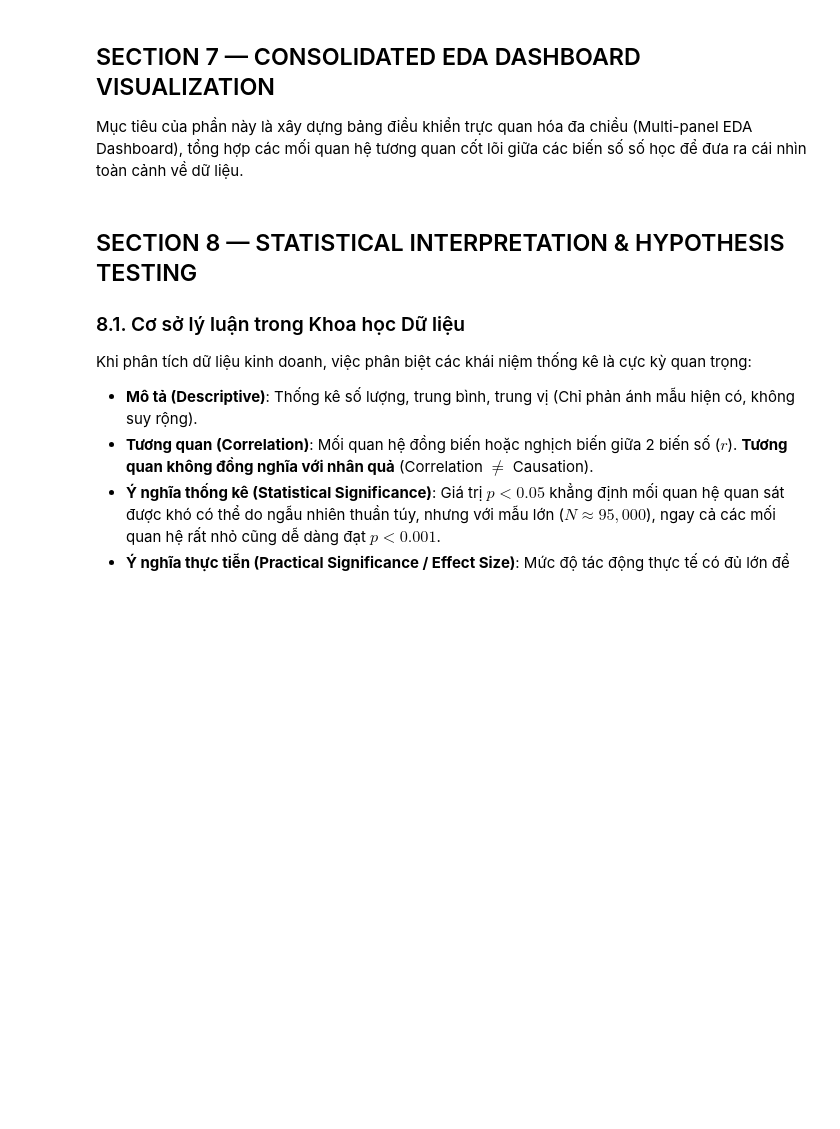
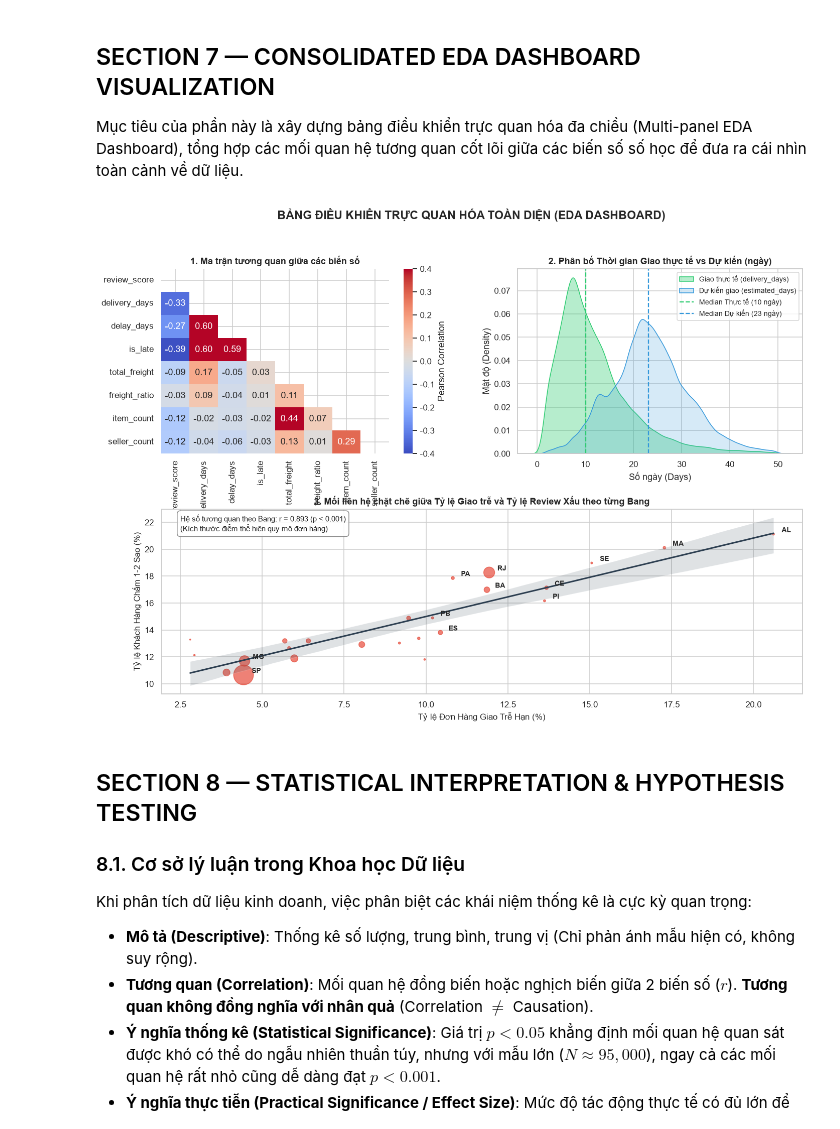
Before and after one commit to TrungTayNA/ADY291c-AI2107-Group2, a Jupyter notebook: Notebooks/03_sql.ipynb, the cells around one changed output. Saved outputs shown, nothing was run; the diff lists cells and outputs as text; code cells hidden in the pictures; blank space fills up the shorter version.

```diff
--- a/Notebooks/03_sql.ipynb
+++ b/Notebooks/03_sql.ipynb
@@ -1283,7 +1365,7 @@ ax1 = fig.add_subplot(gs[0, 0])
 corr_cols = ["review_score", "delivery_days", "delay_days", "is_late", "total_freight", "freight_ratio", "item_count", "seller_count"]
 df_corr = pd.read_sql_query(f"""
 SELECT {', '.join(corr_cols)}
-FROM v_review_order_features
+FROM fact_review_order
 WHERE delivery_days IS NOT NULL AND delay_days IS NOT NULL;
 """, conn)
 
@@ -1297,41 +1379,43 @@ ax1.set_title("1. Ma trận tương quan giữa các biến số", fontsize=12,
 ax2 = fig.add_subplot(gs[0, 1])
 time_df = pd.read_sql_query("""
 SELECT delivery_days, estimated_days
-FROM v_review_order_features
+FROM fact_review_order
 WHERE delivery_days BETWEEN 1 AND 50 AND estimated_days BETWEEN 1 AND 50;
 """, conn)
 sns.kdeplot(time_df["delivery_days"], label="Giao thực tế (delivery_days)", color="#2ECC71", fill=True, alpha=0.35, ax=ax2)
 sns.kdeplot(time_df["estimated_days"], label="Dự kiến giao (estimated_days)", color="#3498DB", fill=True, alpha=0.2, ax=ax2)
 ax2.axvline(time_df["delivery_days"].median(), color="#2ECC71", ls="--", label=f"Median Thực tế ({time_df['delivery_days'].median():.0f} ngày)")
 ax2.axvline(time_df["estimated_days"].median(), color="#3498DB", ls="--", label=f"Median Dự kiến ({time_df['estimated_days'].median():.0f} ngày)")
 ax2.set_title("2. Phân bố Thời gian Giao thực tế vs Dự kiến (ngày)", fontsize=12, fontweight='bold')
 ax2.set_xlabel("Số ngày (Days)")
 ax2.set_ylabel("Mật độ (Density)")
 ax2.legend(loc="upper right", fontsize=9)
 
 # 3. Subplot 3: Tỷ lệ Giao trễ vs Tỷ lệ Review xấu theo từng Bang
 ax3 = fig.add_subplot(gs[1, :])
-sns.regplot(data=df_q10, x="late_rate_pct", y="low_score_rate_pct", ax=ax3,
+sns.regplot(data=df_q10, x="late_rate_pct", y="low_review_rate_pct", ax=ax3,
             color="#E74C3C", scatter_kws={'s': df_q10['total_orders']/60, 'alpha': 0.7},
             line_kws={'color': '#2C3E50', 'lw': 2, 'label': 'Đường hồi quy tuyến tính'})
 
 # Ghi chú tên bang cho các điểm nổi bật
 for _, row in df_q10.iterrows():
-    if row["late_rate_pct"] > 10 or row["low_score_rate_pct"] > 18 or row["customer_state"] in ["SP", "RJ", "MG"]:
-        ax3.annotate(row["customer_state"], (row["late_rate_pct"] + 0.25, row["low_score_rate_pct"] + 0.15),
+    if row["late_rate_pct"] > 10 or row["low_review_rate_pct"] > 18 or row["customer_state"] in ["SP", "RJ", "MG"]:
+        ax3.annotate(row["customer_state"], (row["late_rate_pct"] + 0.25, row["low_review_rate_pct"] + 0.15),
                      fontsize=9, fontweight='bold')
 
-r_state, p_state = stats.pearsonr(df_q10["late_rate_pct"], df_q10["low_score_rate_pct"])
+r_state, p_state = stats.pearsonr(df_q10["late_rate_pct"], df_q10["low_review_rate_pct"])
 ax3.text(0.03, 0.88, f"Hệ số tương quan theo Bang: r = {r_state:.3f} (p < 0.001)\n(Kích thước điểm thể hiện quy mô đơn hàng)",
          transform=ax3.transAxes, fontsize=10, bbox=dict(boxstyle="round,pad=0.4", fc="white", ec="gray", alpha=0.9))
 
 ax3.set_title("3. Mối liên hệ chặt chẽ giữa Tỷ lệ Giao trễ và Tỷ lệ Review Xấu theo từng Bang", fontsize=12, fontweight='bold')
 ax3.set_xlabel("Tỷ lệ Đơn Hàng Giao Trễ Hạn (%)", fontsize=11)
 ax3.set_ylabel("Tỷ lệ Khách Hàng Chấm 1-2 Sao (%)", fontsize=11)
 
 plt.suptitle("BẢNG ĐIỀU KHIỂN TRỰC QUAN HÓA TOÀN DIỆN (EDA DASHBOARD)", fontsize=15, fontweight='bold', y=0.99)
 plt.tight_layout()
 plt.show()
+# %% [output]
+[figure, added]
 # %% [markdown]
 ## SECTION 8 — STATISTICAL INTERPRETATION & HYPOTHESIS TESTING
 
```
Also changed, not shown: parts of 15 cells of this notebook.
